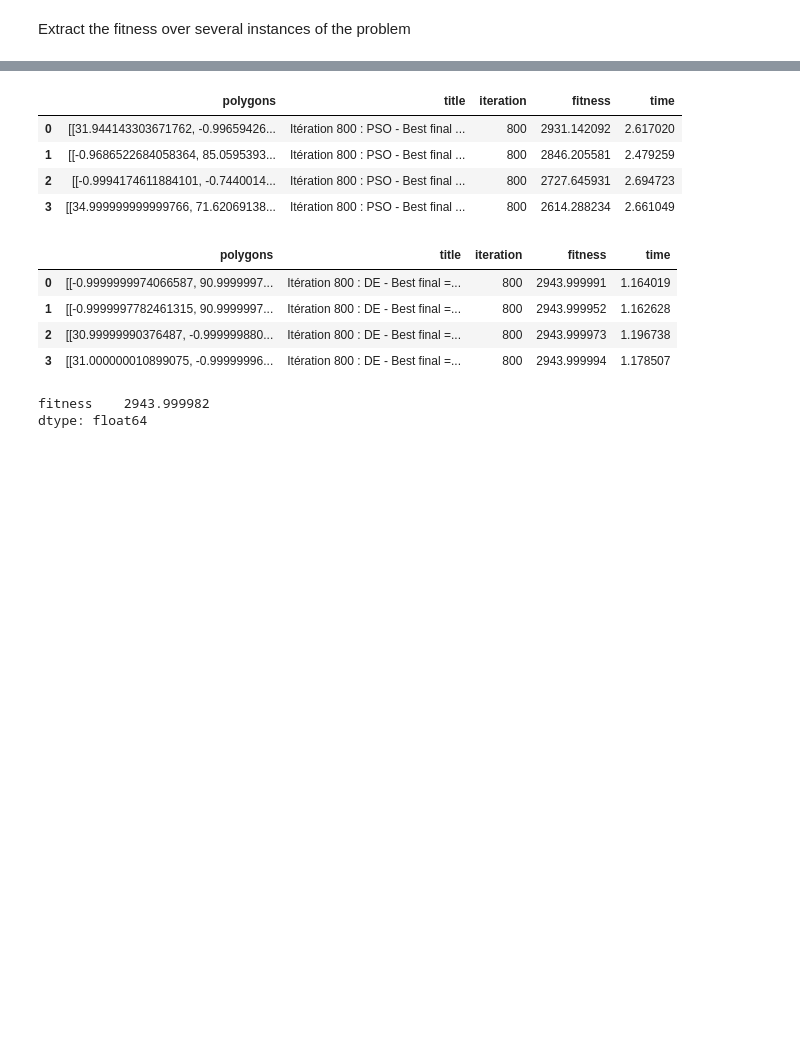
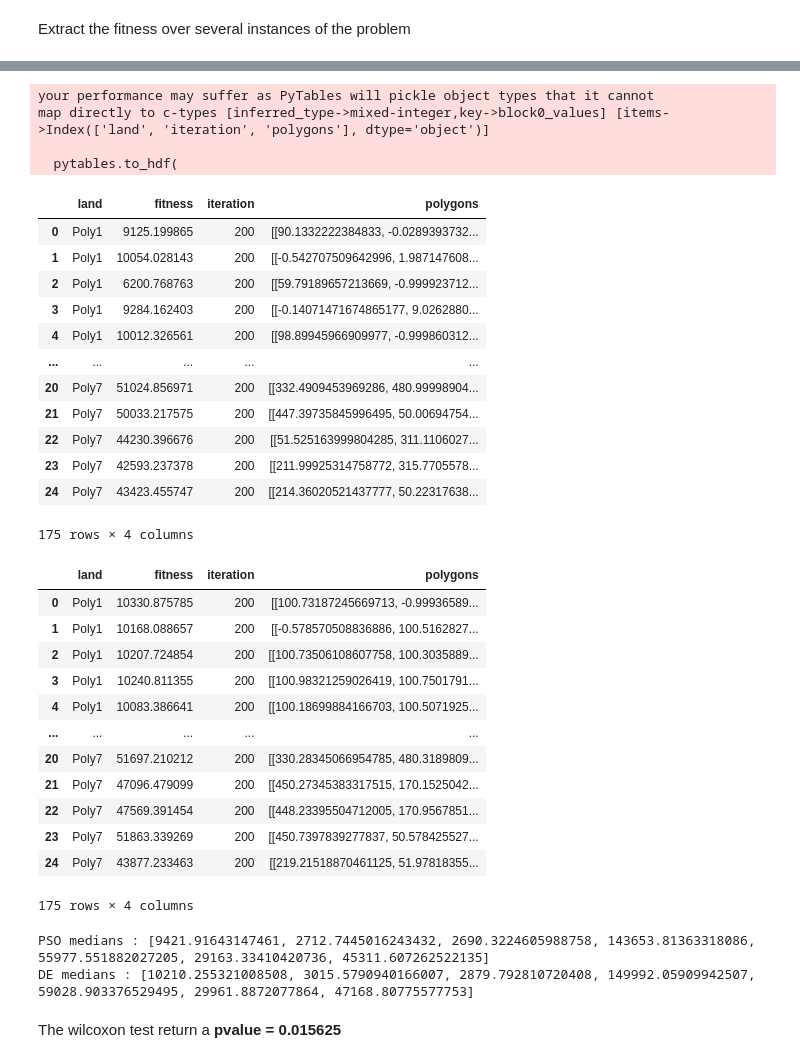
Before and after one commit to iribarnesy/optimize-house-area-on-a-land, a Jupyter notebook: Main.ipynb, the cells around one changed output, grey strips where cells are left out. Saved outputs shown, nothing was run; the diff lists cells and outputs as text; code cells hidden in the pictures; blank space fills up the shorter version.

```diff
--- a/Main.ipynb
+++ b/Main.ipynb
@@ -38,6 +51,7 @@ poly5 = [[10,10],[10,300],[250,300],[350,130],[200,10]]
 poly6 = [[50,150],[200,50],[350,150],[350,300],[250,300],[200,250],[150,350],[100,250],[100,200]]
 poly7 = [[50,50],[50,400],[220,310],[220,170],[330,170],[330,480],[450,480],[450,50]]
 POLY_LIST = [poly1, poly2, poly3, poly4, poly5, poly6, poly7]
+POLY_NAMES = ["Poly"+str(poly_number+1) for poly_number in range(len(POLY_LIST))]
 # %%
 n_poly = len(POLY_LIST)
 m = int(sqrt(n_poly)) + 1
@@ -215,25 +241,53 @@ de_times = run_n_times(de_optimizer, N_RUNS, "DE", show=True, land=poly3)
-# %%
-pso_runs = pd.DataFrame(LOGS["PSO - Best final"])
-pso_runs['time'] = pso_times
-pso_runs
-# %% [output]
-|  | polygons | title | iteration | fitness | time |
-| 0 | [[31.944143303671762, -0.99659426... | Itération 800 : PSO - Best final ... | 800 | 2931.142092 | 2.617020 |
-| 1 | [[-0.9686522684058364, 85.0595393... | Itération 800 : PSO - Best final ... | 800 | 2846.205581 | 2.479259 |
-| 2 | [[-0.9994174611884101, -0.7440014... | Itération 800 : PSO - Best final ... | 800 | 2727.645931 | 2.694723 |
-| 3 | [[34.999999999999766, 71.62069138... | Itération 800 : PSO - Best final ... | 800 | 2614.288234 | 2.661049 |
-# %%
-de_runs = pd.DataFrame(LOGS["DE - Best final"])
-de_runs['time'] = de_times
-de_runs
-# %% [output]
-|  | polygons | title | iteration | fitness | time |
-| 0 | [[-0.9999999974066587, 90.9999997... | Itération 800 : DE - Best final =... | 800 | 2943.999991 | 1.164019 |
-| 1 | [[-0.9999997782461315, 90.9999997... | Itération 800 : DE - Best final =... | 800 | 2943.999952 | 1.162628 |
-| 2 | [[30.99999990376487, -0.999999880... | Itération 800 : DE - Best final =... | 800 | 2943.999973 | 1.196738 |
-| 3 | [[31.000000010899075, -0.99999996... | Itération 800 : DE - Best final =... | 800 | 2943.999994 | 1.178507 |
-# %%
-de_runs[['fitness']].median()
-# %% [output]
-fitness    2943.999982
-dtype: float64
+# %%
+log_file_v1 = 'logs/nbAgents=60_it=200_nRuns=25_polys=7.h5'
+pso_scores.to_hdf(log_file_v1, key='pso_scores', mode='w')
+de_scores.to_hdf(log_file_v1, key='de_scores', mode='a')
+# %% [output]
+your performance may suffer as PyTables will pickle object types that it cannot
+map directly to c-types [inferred_type->mixed-integer,key->block0_values] [items->Index(['land', 'iteration', 'polygons'], dtype='object')]
+
+  pytables.to_hdf(
+# %%
+pso_scores = pd.read_hdf(log_file_v1, 'pso_scores')
+de_scores = pd.read_hdf(log_file_v1, 'de_scores')
+display(pso_scores)
+display(de_scores)
+
+pso_medians = [float(pso_scores.loc[pso_scores['land'] == poly_name][['fitness']].median()) for poly_name in POLY_NAMES]
+de_medians = [float(de_scores.loc[de_scores['land'] == poly_name][['fitness']].median()) for poly_name in POLY_NAMES]
+print("PSO medians :", pso_medians)
+print("DE medians :", de_medians)
+# %% [output]
+|  | land | fitness | iteration | polygons |
+| 0 | Poly1 | 9125.199865 | 200 | [[90.1332222384833, -0.0289393732... |
+| 1 | Poly1 | 10054.028143 | 200 | [[-0.542707509642996, 1.987147608... |
+| 2 | Poly1 | 6200.768763 | 200 | [[59.79189657213669, -0.999923712... |
+| 3 | Poly1 | 9284.162403 | 200 | [[-0.14071471674865177, 9.0262880... |
+| 4 | Poly1 | 10012.326561 | 200 | [[98.89945966909977, -0.999860312... |
+| ... | ... | ... | ... | ... |
+| 20 | Poly7 | 51024.856971 | 200 | [[332.4909453969286, 480.99998904... |
+| 21 | Poly7 | 50033.217575 | 200 | [[447.39735845996495, 50.00694754... |
+| 22 | Poly7 | 44230.396676 | 200 | [[51.525163999804285, 311.1106027... |
+| 23 | Poly7 | 42593.237378 | 200 | [[211.99925314758772, 315.7705578... |
+| 24 | Poly7 | 43423.455747 | 200 | [[214.36020521437777, 50.22317638... |
+175 rows × 4 columns
+|  | land | fitness | iteration | polygons |
+| 0 | Poly1 | 10330.875785 | 200 | [[100.73187245669713, -0.99936589... |
+| 1 | Poly1 | 10168.088657 | 200 | [[-0.578570508836886, 100.5162827... |
+| 2 | Poly1 | 10207.724854 | 200 | [[100.73506108607758, 100.3035889... |
+| 3 | Poly1 | 10240.811355 | 200 | [[100.98321259026419, 100.7501791... |
+| 4 | Poly1 | 10083.386641 | 200 | [[100.18699884166703, 100.5071925... |
+| ... | ... | ... | ... | ... |
+| 20 | Poly7 | 51697.210212 | 200 | [[330.28345066954785, 480.3189809... |
+| 21 | Poly7 | 47096.479099 | 200 | [[450.27345383317515, 170.1525042... |
+| 22 | Poly7 | 47569.391454 | 200 | [[448.23395504712005, 170.9567851... |
+| 23 | Poly7 | 51863.339269 | 200 | [[450.7397839277837, 50.578425527... |
+| 24 | Poly7 | 43877.233463 | 200 | [[219.21518870461125, 51.97818355... |
+175 rows × 4 columns
+PSO medians : [9421.91643147461, 2712.7445016243432, 2690.3224605988758, 143653.81363318086, 55977.551882027205, 29163.33410420736, 45311.607262522135]
+DE medians : [10210.255321008508, 3015.5790940166007, 2879.792810720408, 149992.05909942507, 59028.903376529495, 29961.8872077864, 47168.80775577753]
+# %%
+wilcoxon_pvalue = wilcoxon([pso_medians[i] - de_medians[i] for i in range(len(pso_medians))]).pvalue
+printmd(f"The wilcoxon test return a **pvalue = {wilcoxon_pvalue}**")
+# %% [output]
+The wilcoxon test return a **pvalue = 0.015625**
```
Also changed, not shown: parts of 38 cells of this notebook, 5 other files.
